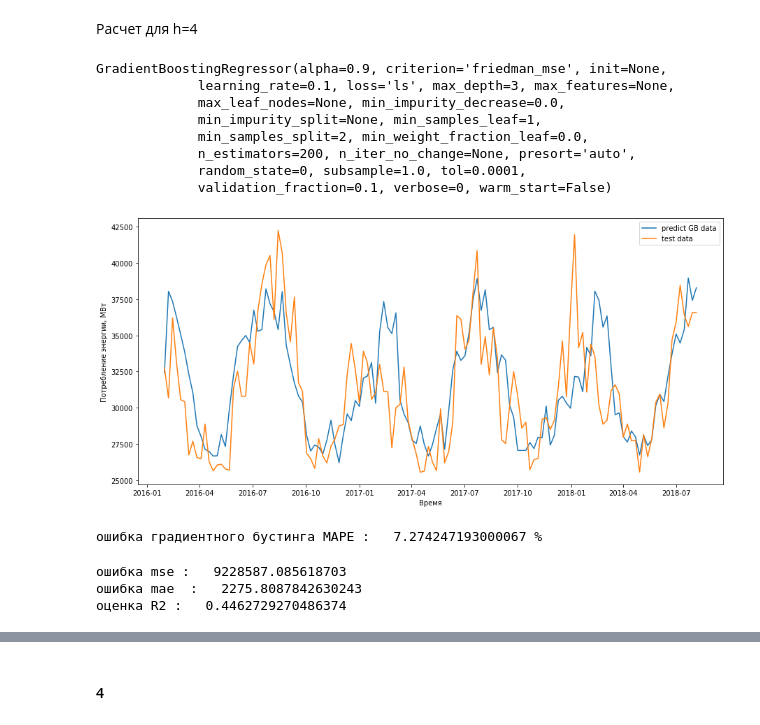
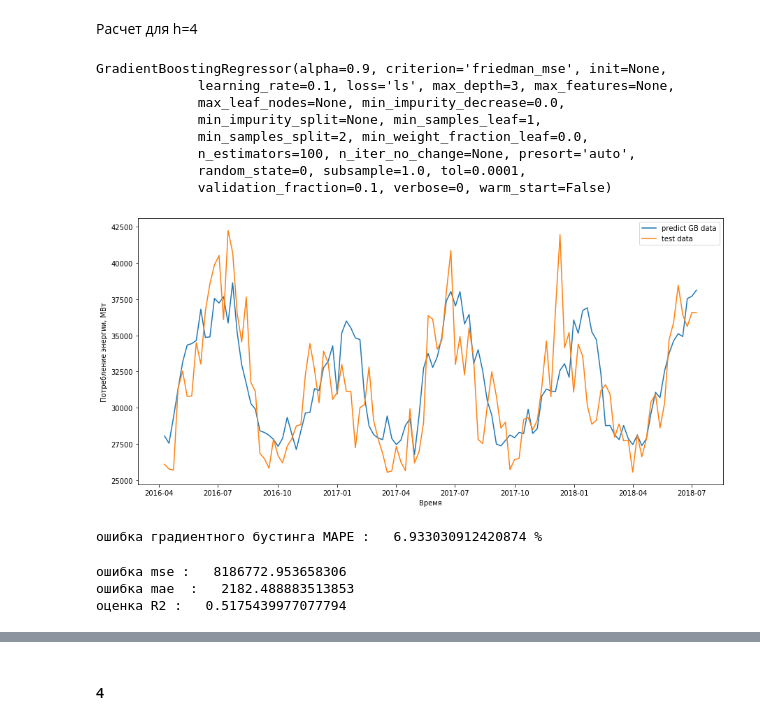
Before and after one commit to superpavelka/Machine-Learning-in-Business, a Jupyter notebook: Task4/Task4.ipynb, the cells around one changed output, grey strips where cells are left out. Cells and saved outputs as stored; diff of their text form; code cells hidden in the pictures.

```diff
--- a/Task4/Task4.ipynb
+++ b/Task4/Task4.ipynb
@@ -77,9 +74,10 @@ Y_test_1 = test[test.columns[0]].values[h:]
 # %%
 h=4
-X_train_4 = train.iloc[:-h,:]
-Y_train_4 = train[train.columns[0]].values[h:]
-X_test_4 = test.iloc[:-h,:]
-Y_test_4 = test[test.columns[0]].values[h:]
+p=14
+X_train_4 = train.iloc[p:-h,:]
+Y_train_4 = train[train.columns[0]].values[h+p:]
+X_test_4 = test.iloc[p:-h,:]
+Y_test_4 = test[test.columns[0]].values[h+p:]
 # %% [markdown]
 Расчет для h=1
 # %% [markdown]
@@ -233,7 +233,7 @@ Parameters: {'n_estimators': 400, 'max_depth': 14}
 # %% [markdown]
 Расчет для h=4
 # %%
-model_data_4 = GradientBoostingRegressor(max_depth=3, random_state=0, n_estimators=200)
+model_data_4 = GradientBoostingRegressor(max_depth=3, random_state=0, n_estimators=100)
 # %%
 model_data_4.fit(X_train_4, Y_train_4 )
 # %% [output]
@@ -242,28 +242,30 @@ GradientBoostingRegressor(alpha=0.9, criterion='friedman_mse', init=None,
              max_leaf_nodes=None, min_impurity_decrease=0.0,
              min_impurity_split=None, min_samples_leaf=1,
              min_samples_split=2, min_weight_fraction_leaf=0.0,
-             n_estimators=200, n_iter_no_change=None, presort='auto',
+             n_estimators=100, n_iter_no_change=None, presort='auto',
              random_state=0, subsample=1.0, tol=0.0001,
              validation_fraction=0.1, verbose=0, warm_start=False)
 # %%
 Y_test_pred_4 = model_data_4.predict(X_test_4)
 # %%
+h=4
+p=14
 plt.figure(figsize=( 15, 7 ))
 plt.xlabel('Время')
 plt.ylabel('Потребление энергии, МВт')
-plt.plot(test.index[4:],Y_test_pred_4, label='predict GB data' )
-plt.plot(test.index[4:],Y_test_4, label='test data')
+plt.plot(test.index[p:-h],Y_test_pred_4, label='predict GB data' )
+plt.plot(test.index[p:-h],Y_test_4, label='test data')
 
 plt.legend()
 plt.show()
 # %% [output]
-[figure, old version]
+[figure, new version]
 # %%
 er_4_mape = mean_absolute_percentage_error(Y_test_4,Y_test_pred_4)
 
 print('ошибка градиентного бустинга MAPE :  ', er_4_mape,'%')
 # %% [output]
-ошибка градиентного бустинга MAPE :   7.274247193000067 %
+ошибка градиентного бустинга MAPE :   6.933030912420874 %
 # %%
 er_4_mse = mean_squared_error(Y_test_4, Y_test_pred_4)
 er_4_mae = mean_absolute_error(Y_test_4, Y_test_pred_4)
@@ -271,9 +273,9 @@ er_4_r2 = r2_score(Y_test_4, Y_test_pred_4)
 
 print('ошибка mse :  ', er_4_mse,'\nошибка mae  :  ', er_4_mae,'\nоценка R2 :  ', er_4_r2)
 # %% [output]
-ошибка mse :   9228587.085618703
-ошибка mae  :   2275.8087842630243
-оценка R2 :   0.4462729270486374
+ошибка mse :   8186772.953658306
+ошибка mae  :   2182.488883513853
+оценка R2 :   0.5175439977077794
 # %%
 lag=10
 p_cor=[np.corrcoef( Y_test_4, Y_test_pred_4)[1,0]]
```
Also changed, not shown: parts of 35 cells of this notebook.
